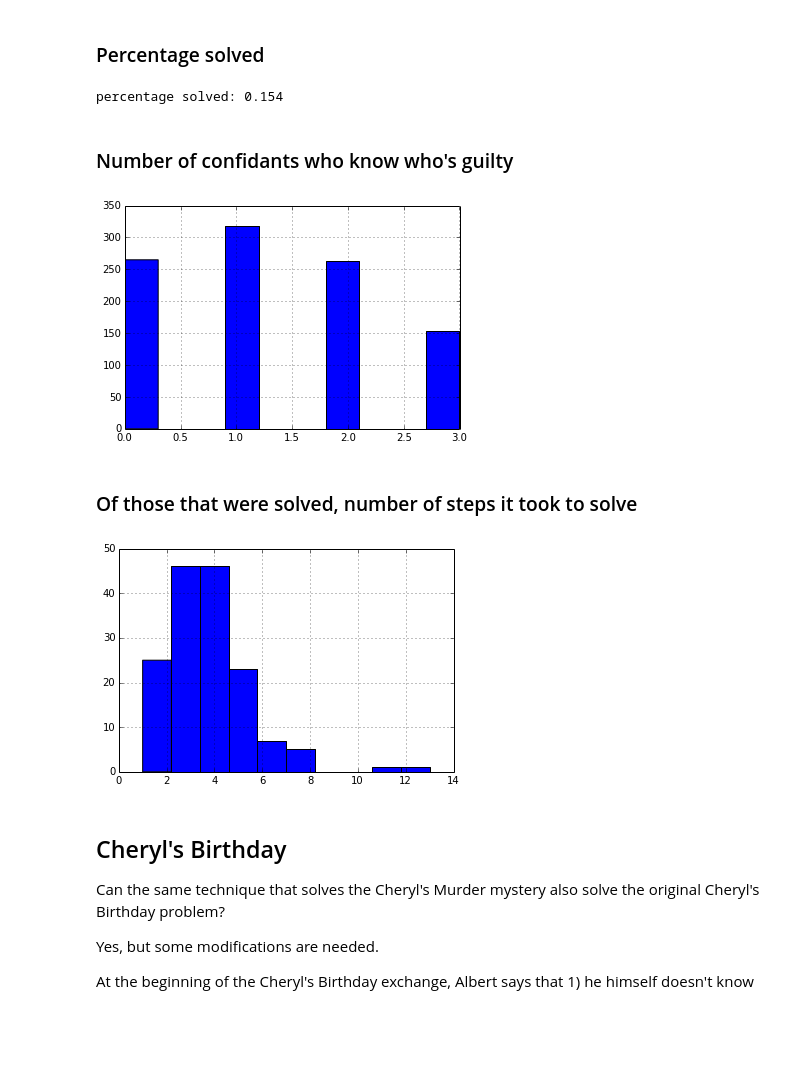
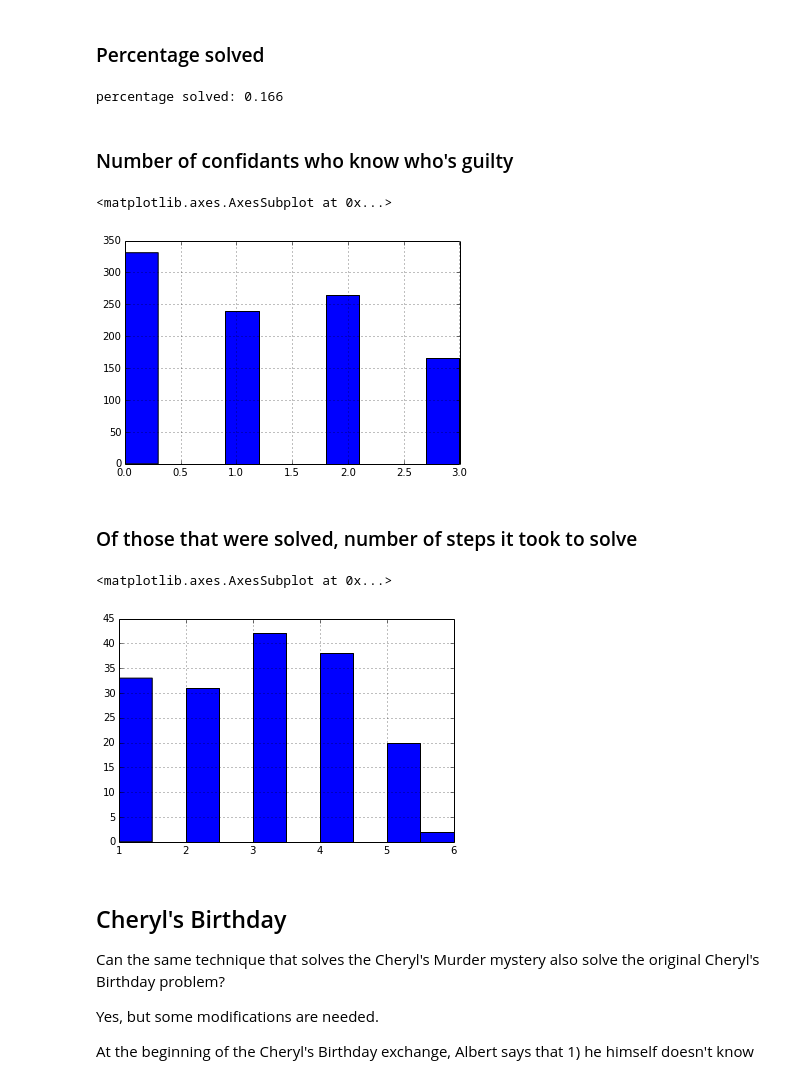
Before and after one commit to shaungallagher/cheryls-murder, a Jupyter notebook: cheryls-murder.ipynb, the cells around one changed output. Drawn from its saved outputs; the diff is of its cells as text; code cells hidden in the pictures; blank space fills up the shorter version.

```diff
--- a/cheryls-murder.ipynb
+++ b/cheryls-murder.ipynb
@@ -375,23 +449,45 @@ percentage_solved = float(len(df.loc[df['solved_in'] > 0]))/float(len(results))
+# %%
+%%capture
+
+found_guilty = []
+full_results = []
+
+def cheryls_murder():
+    suspects_df = get_suspects_dataframe()
+    guilty_attributes = get_guilty_attributes(suspects_df)
+    confidants = {}
+    initialize_confidants(suspects_df, guilty_attributes)
+    df, report = generate_transcript(suspects_df)
+    if report.iloc[0]['solved_in']:
+        found_guilty.append(report)
+    full_results.append(report)
+
+num_iterations = 1000
+attempts = [cheryls_murder() for _ in range(num_iterations)]
 # %% [markdown]
 ### Percentage solved
 # %%
+percentage_solved = len(found_guilty) / num_iterations
 print 'percentage solved: {}'.format(percentage_solved)
 # %% [output]
-percentage solved: 0.154
+percentage solved: 0.166
 # %% [markdown]
 ### Number of confidants who know who's guilty
 # %%
 %matplotlib inline
 
-df['num_knows_guilty'].hist();
+df_guilty = pd.concat(full_results)
+df_guilty['num_knows_guilty'].hist()
 # %% [output]
+<matplotlib.axes.AxesSubplot at 0x...>
-[figure, old version]
+[figure, new version]
 # %% [markdown]
 ### Of those that were solved, number of steps it took to solve
 # %%
-df.loc[df['solved_in'] != 0]['solved_in'].hist();
+df_guilty.loc[df_guilty['solved_in'] != 0]['solved_in'].hist()
 # %% [output]
+<matplotlib.axes.AxesSubplot at 0x...>
-[figure, old version]
+[figure, new version]
 # %% [markdown]
 ## Cheryl's Birthday
 
```
Also changed, not shown: parts of 12 cells of this notebook.
